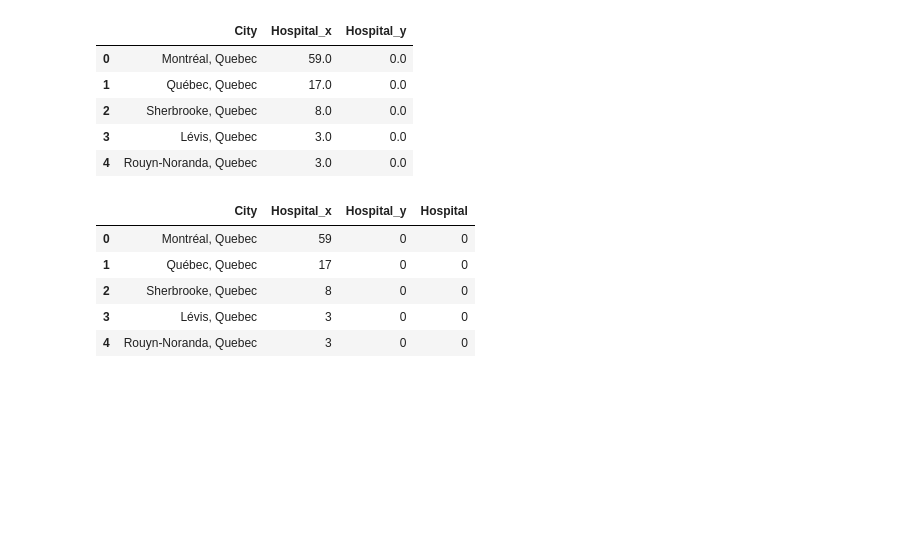
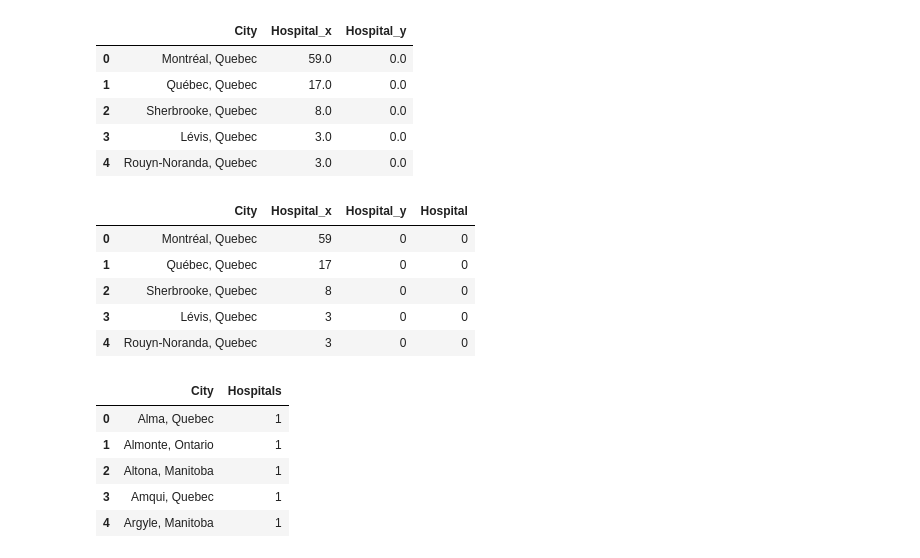
Before and after one commit to irinadrapic/project-one, a Jupyter notebook: Hospital_data.ipynb, the cells around one changed output. Drawn from its saved outputs; the diff is of its cells as text; code cells hidden in the pictures; blank space fills up the shorter version.

```diff
--- a/Hospital_data.ipynb
+++ b/Hospital_data.ipynb
@@ -140,9 +140,16 @@ merge_qb_on_nw["Hospitals"] = merge_qb_on_nw["Hospital_x"] + merge_qb_on_nw["Hos
 # %%
 # deleting the unwanted hospitals columns and creating new summary dataframe of all the cities and number of hospitals
 merged_summary= merge_qb_on_nw.drop(['Hospital_x', 'Hospital_y','Hospital'], axis=1)
 # sort it alphabatically
 merged_summary = merged_summary.sort_values(by=["City"]).reset_index(drop=True)
 #displaying the merged file
-merged_summary.head(225)
-# From DataFrame to CSV
-hospital_cities = merged_summary.to_csv("hospital_cities.csv")
+merged_summary.head()
+# From DataFrame to CSV (we modified the csv in next step)
+#hospital_cities = merged_summary.to_csv("hospital_cities.csv")
+# %% [output]
+|  | City | Hospitals |
+| 0 | Alma, Quebec | 1 |
+| 1 | Almonte, Ontario | 1 |
+| 2 | Altona, Manitoba | 1 |
+| 3 | Amqui, Quebec | 1 |
+| 4 | Argyle, Manitoba | 1 |
```
Also changed, not shown: parts of 13 cells of this notebook, 7 other files.
